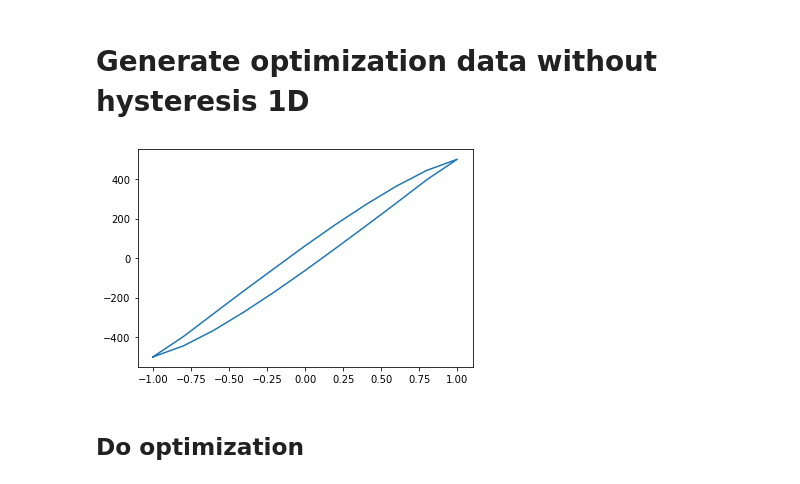
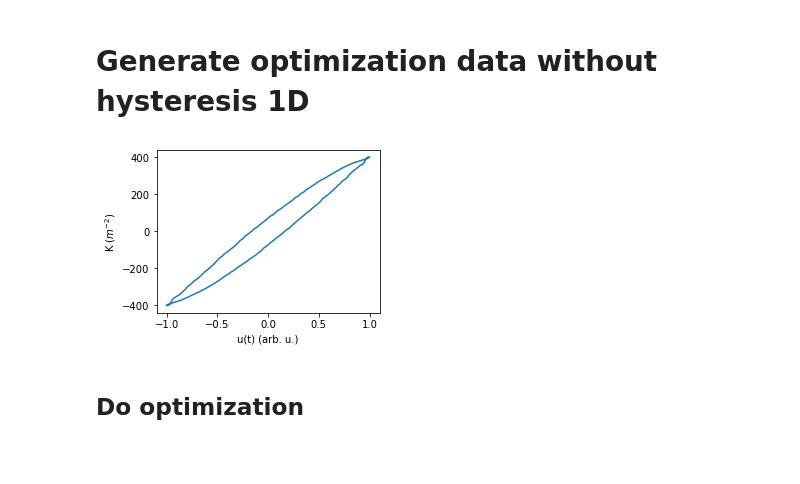
Before and after one commit to roussel-ryan/diff_hysteresis, a Jupyter notebook: optimization/hysteresis_1D.ipynb, the cells around one changed output. Cells and saved outputs as stored; diff of their text form; code cells hidden in the pictures; blank space fills up the shorter version.

```diff
--- a/optimization/hysteresis_1D.ipynb
+++ b/optimization/hysteresis_1D.ipynb
@@ -14,34 +14,38 @@ from torchAccelerator.hysteresis import HysteresisAccelerator, HysteresisQuad
 # %%
 # Create hysteresis model
 def density_function(mesh_pts, h = 0.5):
     x = mesh_pts[:, 0]
     y = mesh_pts[:, 1]
     return torch.exp(-(y - x) / h)
 
 
-fixed_domain = torch.tensor((-1.0, 1.0))
 H = BaseHysteresis(
-    mesh_scale = 0.1,
-    trainable=False,
-    fixed_domain = fixed_domain
-)
-H.hysterion_density = density_function(H.mesh_points, 1.0)
-H.slope = 200.0
-H.scale = 400.0
+        trainable=False,
+        mesh_scale=0.5,
+        fixed_domain = torch.tensor((-1.0, 1.0))
+    )
+
+scale = 400.0
+m_sat = 400.0
+H.scale = scale
+H.slope = (m_sat - H.scale) * 2.0
 H.offset = -H.slope / 2.0
-
 test_applied_fields = torch.cat(
-    (torch.linspace(-1,1,11) , torch.flipud(torch.linspace(-1,1,11)))
+    (torch.linspace(-1,1,110) , torch.flipud(torch.linspace(-1,1,110)))
 )
 
 H.regression()
 M = H(test_applied_fields, return_real=True).detach()
 
 fig,ax = plt.subplots()
+fig.set_size_inches(4,3)
 ax.plot(test_applied_fields, M)
+ax.set_xlabel('u(t) (arb. u.)')
+ax.set_ylabel(r'K ($m^{-2}$)')
+fig.savefig('toy_hysteresis.png',dpi=300)
 H.current()
 # %% [output]
-[figure, old version]
+[figure, new version]
 # %%
 #create accelerator model using hysteresis models
 hmodels = [deepcopy(H)]
```
Also changed, not shown: 33 other files.
